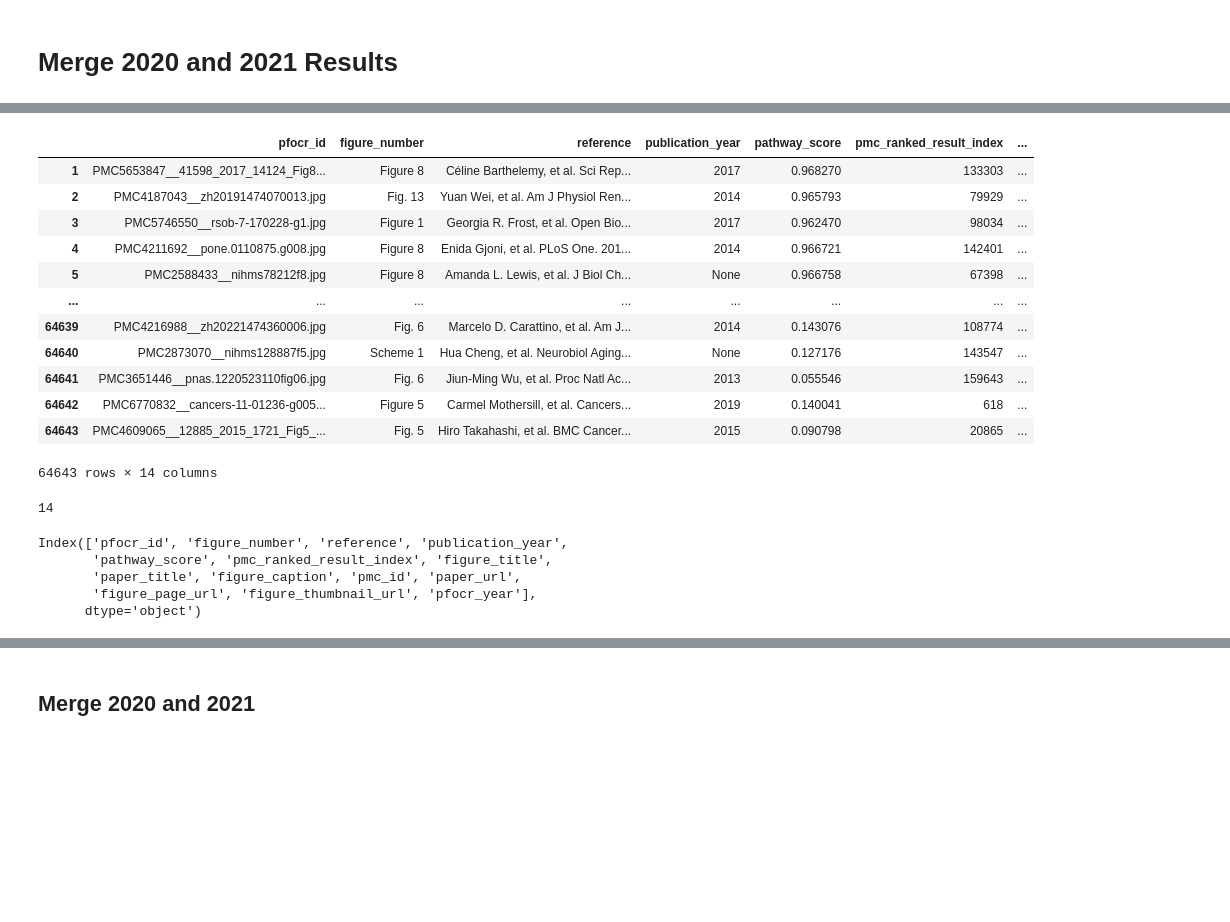
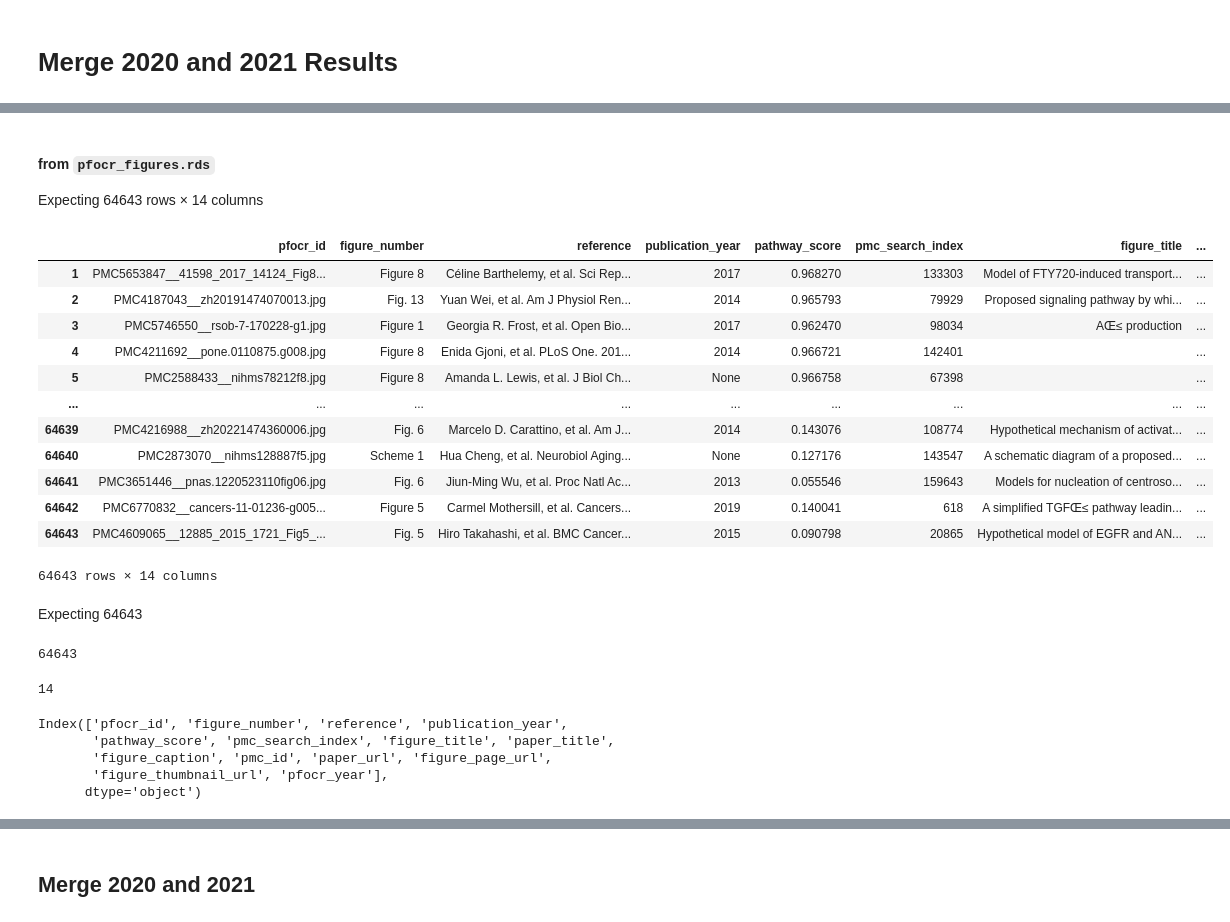
Before and after one commit to wikipathways/pathway-figure-ocr, a Jupyter notebook: notebooks/merge_2020_2021.ipynb, the cells around one changed output, grey strips where cells are left out. Drawn from its saved outputs; the diff is of its cells as text; code cells hidden in the pictures; blank space fills up the shorter version.

```diff
--- a/notebooks/merge_2020_2021.ipynb
+++ b/notebooks/merge_2020_2021.ipynb
@@ -50,82 +99,92 @@ def pandas2rds(pandas_df, rds_path):
+# %% [markdown]
+#### from `pfocr_figures.rds`
+
+Expecting 64643 rows × 14 columns
 # %%
-pfocr_figures_2020_rds_url = (
+figures_2020_rds_url = (
     "https://www.dropbox.com/s/qhc33zho78rnaoj/pfocr_figures.rds?dl=1"
 )
 
 with tempfile.NamedTemporaryFile(suffix=".rds") as f:
-    pfocr_figures_2020_rds_path = f.name
-    with requests.get(pfocr_figures_2020_rds_url, stream=True) as r:
+    figures_2020_rds_path = f.name
+    with requests.get(figures_2020_rds_url, stream=True) as r:
         for chunk in r.iter_content(chunk_size=128):
             f.write(chunk)
         f.seek(0)
-    pfocr_figures_2020_df = rds2pandas(pfocr_figures_2020_rds_path).rename(
+    figures_2020_rds_df = rds2pandas(figures_2020_rds_path).rename(
         columns={
             "figid": "pfocr_id",
             "pmcid": "pmc_id",
             "filename": "figure_filename",
             "number": "figure_number",
+            "pmc_ranked_result_index": "pmc_search_index",
             "figtitle": "figure_title",
             "papertitle": "paper_title",
             "caption": "figure_caption",
             "figlink": "relative_figure_page_url",
             "reftext": "reference",
             "year": "publication_year",
         }
     )
 
 
-pfocr_figures_2020_df["paper_url"] = (
-    "https://www.ncbi.nlm.nih.gov/pmc/articles/"
-    + pfocr_figures_2020_df["pmc_id"]
+figures_2020_rds_df["paper_url"] = (
+    "https://www.ncbi.nlm.nih.gov/pmc/articles/" + figures_2020_rds_df["pmc_id"]
 )
 
-pfocr_figures_2020_df["figure_page_url"] = (
+figures_2020_rds_df["figure_page_url"] = (
     "https://www.ncbi.nlm.nih.gov"
-    + pfocr_figures_2020_df["relative_figure_page_url"]
+    + figures_2020_rds_df["relative_figure_page_url"]
 )
 
-pfocr_figures_2020_df["figure_thumbnail_url"] = (
+figures_2020_rds_df["figure_thumbnail_url"] = (
     "https://www.ncbi.nlm.nih.gov/pmc/articles/"
-    + pfocr_figures_2020_df["pmc_id"]
+    + figures_2020_rds_df["pmc_id"]
     + "/bin/"
-    + pfocr_figures_2020_df["figure_filename"]
+    + figures_2020_rds_df["figure_filename"]
 )
 
-pfocr_figures_2020_df["pfocr_year"] = 2020
+figures_2020_rds_df["pfocr_year"] = 2020
 
-pfocr_figures_2020_df.drop(
+figures_2020_rds_df.drop(
     columns=[
         "relative_figure_page_url",
         "figure_filename",
         "source_f",
         "type.man",
         "automl_index",
     ],
     inplace=True,
 )
 
-pfocr_figures_2020_df
+figures_2020_rds_df
 # %% [output]
-|  | pfocr_id | figure_number | reference | publication_year | pathway_score | pmc_ranked_result_index | ... |
-| 1 | PMC5653847__41598_2017_14124_Fig8... | Figure 8 | Céline Barthelemy, et al. Sci Rep... | 2017 | 0.968270 | 133303 | ... |
-| 2 | PMC4187043__zh20191474070013.jpg | Fig. 13 | Yuan Wei, et al. Am J Physiol Ren... | 2014 | 0.965793 | 79929 | ... |
-| 3 | PMC5746550__rsob-7-170228-g1.jpg | Figure 1 | Georgia R. Frost, et al. Open Bio... | 2017 | 0.962470 | 98034 | ... |
-| 4 | PMC4211692__pone.0110875.g008.jpg | Figure 8 | Enida Gjoni, et al. PLoS One. 201... | 2014 | 0.966721 | 142401 | ... |
-| 5 | PMC2588433__nihms78212f8.jpg | Figure 8 | Amanda L. Lewis, et al. J Biol Ch... | None | 0.966758 | 67398 | ... |
-| ... | ... | ... | ... | ... | ... | ... | ... |
-| 64639 | PMC4216988__zh20221474360006.jpg | Fig. 6 | Marcelo D. Carattino, et al. Am J... | 2014 | 0.143076 | 108774 | ... |
-| 64640 | PMC2873070__nihms128887f5.jpg | Scheme 1 | Hua Cheng, et al. Neurobiol Aging... | None | 0.127176 | 143547 | ... |
-| 64641 | PMC3651446__pnas.1220523110fig06.jpg | Fig. 6 | Jiun-Ming Wu, et al. Proc Natl Ac... | 2013 | 0.055546 | 159643 | ... |
-| 64642 | PMC6770832__cancers-11-01236-g005... | Figure 5 | Carmel Mothersill, et al. Cancers... | 2019 | 0.140041 | 618 | ... |
-| 64643 | PMC4609065__12885_2015_1721_Fig5_... | Fig. 5 | Hiro Takahashi, et al. BMC Cancer... | 2015 | 0.090798 | 20865 | ... |
+|  | pfocr_id | figure_number | reference | publication_year | pathway_score | pmc_search_index | figure_title | ... |
+| 1 | PMC5653847__41598_2017_14124_Fig8... | Figure 8 | Céline Barthelemy, et al. Sci Rep... | 2017 | 0.968270 | 133303 | Model of FTY720-induced transport... | ... |
+| 2 | PMC4187043__zh20191474070013.jpg | Fig. 13 | Yuan Wei, et al. Am J Physiol Ren... | 2014 | 0.965793 | 79929 | Proposed signaling pathway by whi... | ... |
+| 3 | PMC5746550__rsob-7-170228-g1.jpg | Figure 1 | Georgia R. Frost, et al. Open Bio... | 2017 | 0.962470 | 98034 | AŒ≤ production | ... |
+| 4 | PMC4211692__pone.0110875.g008.jpg | Figure 8 | Enida Gjoni, et al. PLoS One. 201... | 2014 | 0.966721 | 142401 |  | ... |
+| 5 | PMC2588433__nihms78212f8.jpg | Figure 8 | Amanda L. Lewis, et al. J Biol Ch... | None | 0.966758 | 67398 |  | ... |
+| ... | ... | ... | ... | ... | ... | ... | ... | ... |
+| 64639 | PMC4216988__zh20221474360006.jpg | Fig. 6 | Marcelo D. Carattino, et al. Am J... | 2014 | 0.143076 | 108774 | Hypothetical mechanism of activat... | ... |
+| 64640 | PMC2873070__nihms128887f5.jpg | Scheme 1 | Hua Cheng, et al. Neurobiol Aging... | None | 0.127176 | 143547 | A schematic diagram of a proposed... | ... |
+| 64641 | PMC3651446__pnas.1220523110fig06.jpg | Fig. 6 | Jiun-Ming Wu, et al. Proc Natl Ac... | 2013 | 0.055546 | 159643 | Models for nucleation of centroso... | ... |
+| 64642 | PMC6770832__cancers-11-01236-g005... | Figure 5 | Carmel Mothersill, et al. Cancers... | 2019 | 0.140041 | 618 | A simplified TGFŒ≤ pathway leadin... | ... |
+| 64643 | PMC4609065__12885_2015_1721_Fig5_... | Fig. 5 | Hiro Takahashi, et al. BMC Cancer... | 2015 | 0.090798 | 20865 | Hypothetical model of EGFR and AN... | ... |
 64643 rows × 14 columns
+# %% [markdown]
+Expecting 64643
+# %%
+len(set(figures_2020_rds_df["pfocr_id"].to_list()))
+# %% [output]
+64643
 # %%
-print(len(pfocr_figures_2020_df.columns))
-pfocr_figures_2020_df.columns
+print(len(figures_2020_rds_df.columns))
+figures_2020_rds_df.columns
 # %% [output]
 14
 Index(['pfocr_id', 'figure_number', 'reference', 'publication_year',
-       'pathway_score', 'pmc_ranked_result_index', 'figure_title',
-       'paper_title', 'figure_caption', 'pmc_id', 'paper_url',
-       'figure_page_url', 'figure_thumbnail_url', 'pfocr_year'],
+       'pathway_score', 'pmc_search_index', 'figure_title', 'paper_title',
+       'figure_caption', 'pmc_id', 'paper_url', 'figure_page_url',
+       'figure_thumbnail_url', 'pfocr_year'],
       dtype='object')
```
Also changed, not shown: parts of 183 cells of this notebook, 5 other files.
